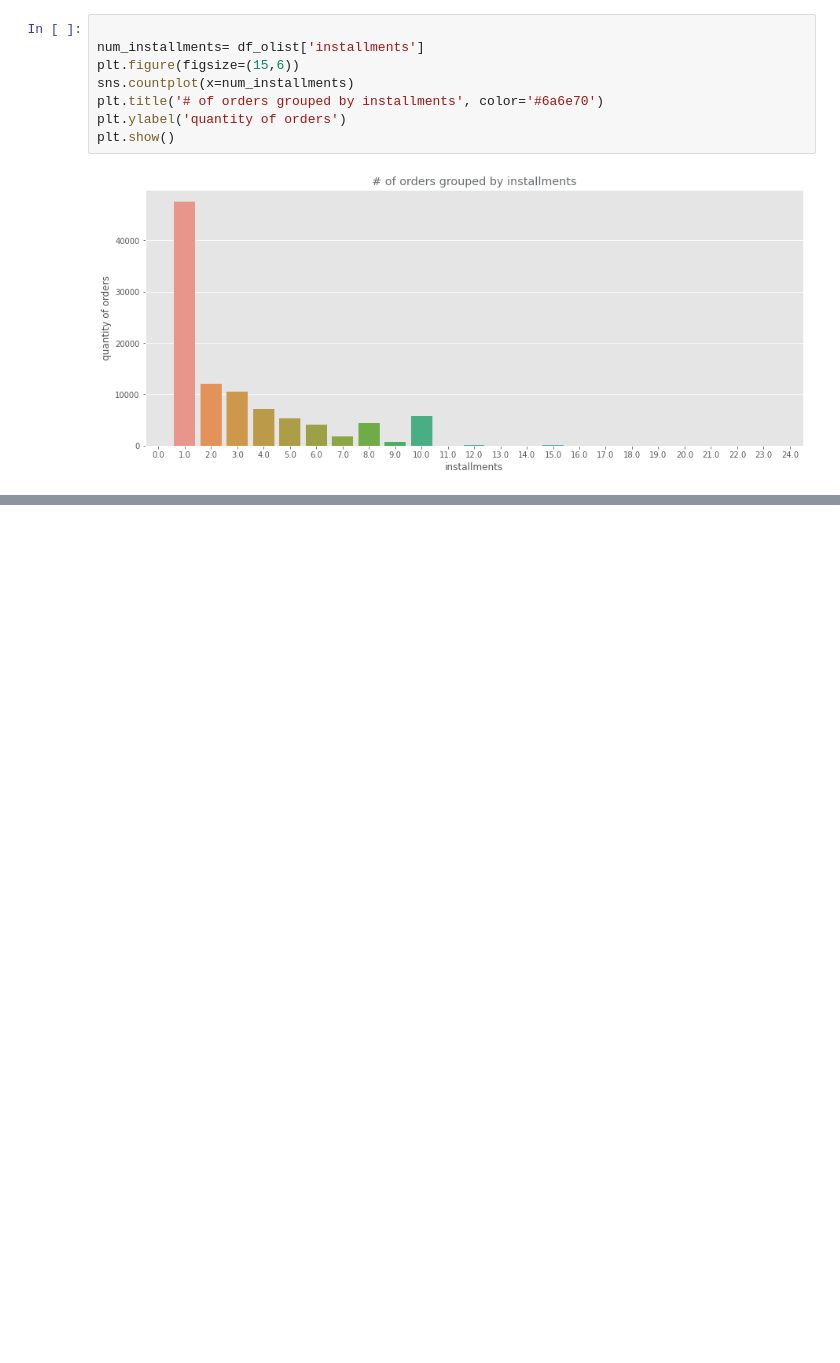
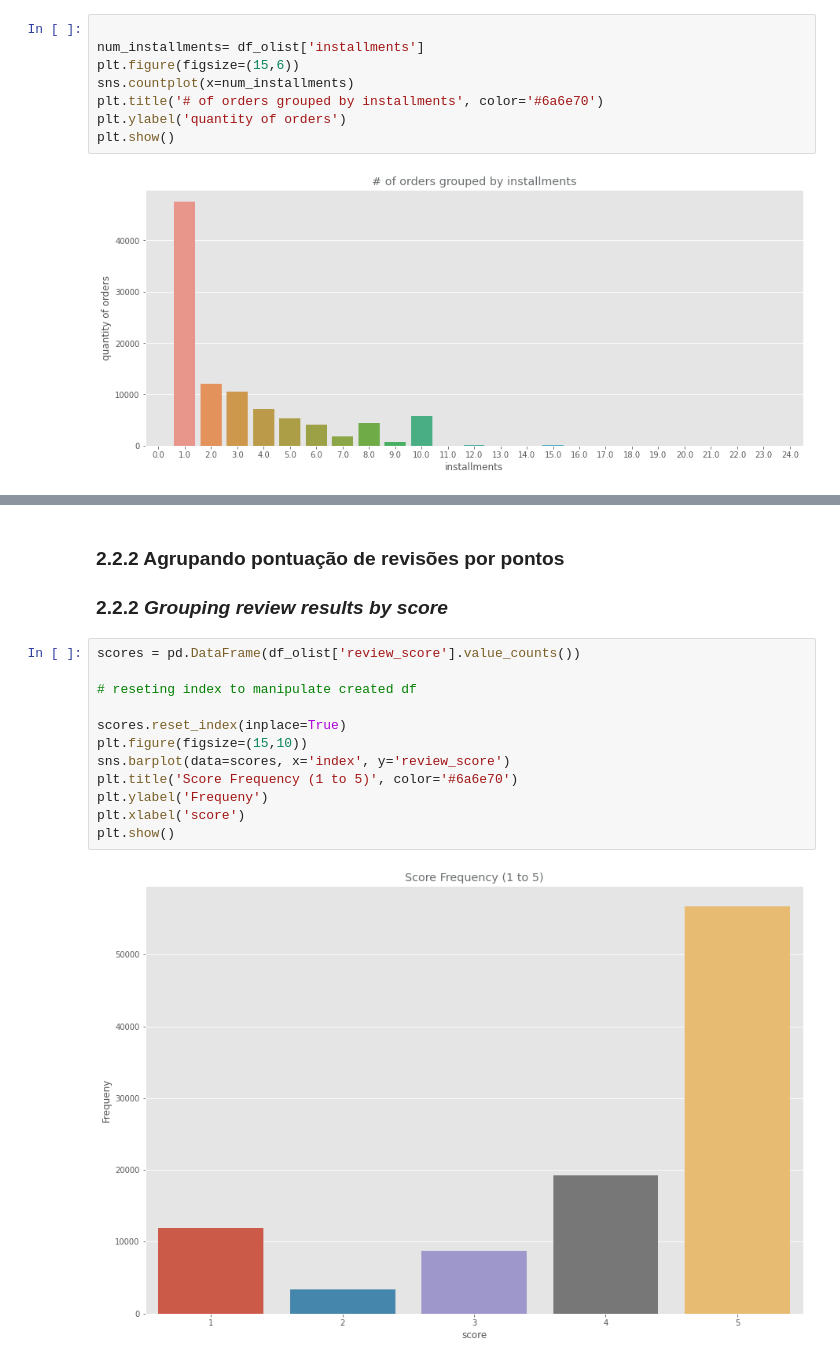
Before and after one commit to rimellegari/e-commerce, a Jupyter notebook: customer.ipynb, the cells around one changed output, grey strips where cells are left out. Saved outputs shown, nothing was run; the diff lists cells and outputs as text; blank space fills up the shorter version.

Commit message:
Adding weekday # of order and beginning to analyse customer score

```diff
--- a/customer.ipynb
+++ b/customer.ipynb
@@ -506,0 +609,18 @@ Index(['order_id', 'order_status', 'order_products_value',
+# %% [markdown]
+### 2.2.2 Agrupando pontuação de revisões por pontos
+
+### 2.2.2 *Grouping review results by score*
+# %%
+scores = pd.DataFrame(df_olist['review_score'].value_counts())
+
+# reseting index to manipulate created df
+
+scores.reset_index(inplace=True)
+plt.figure(figsize=(15,10))
+sns.barplot(data=scores, x='index', y='review_score')
+plt.title('Score Frequency (1 to 5)', color='#6a6e70')
+plt.ylabel('Frequeny')
+plt.xlabel('score')
+plt.show()
+# %% [output]
+[figure, added]
```
Also changed, not shown: parts of 16 cells of this notebook.
